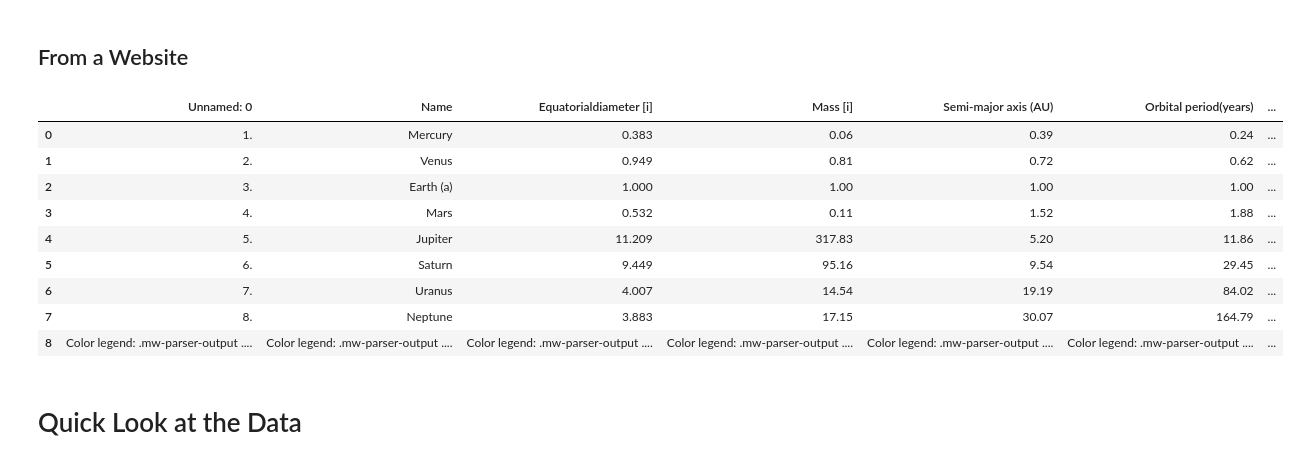
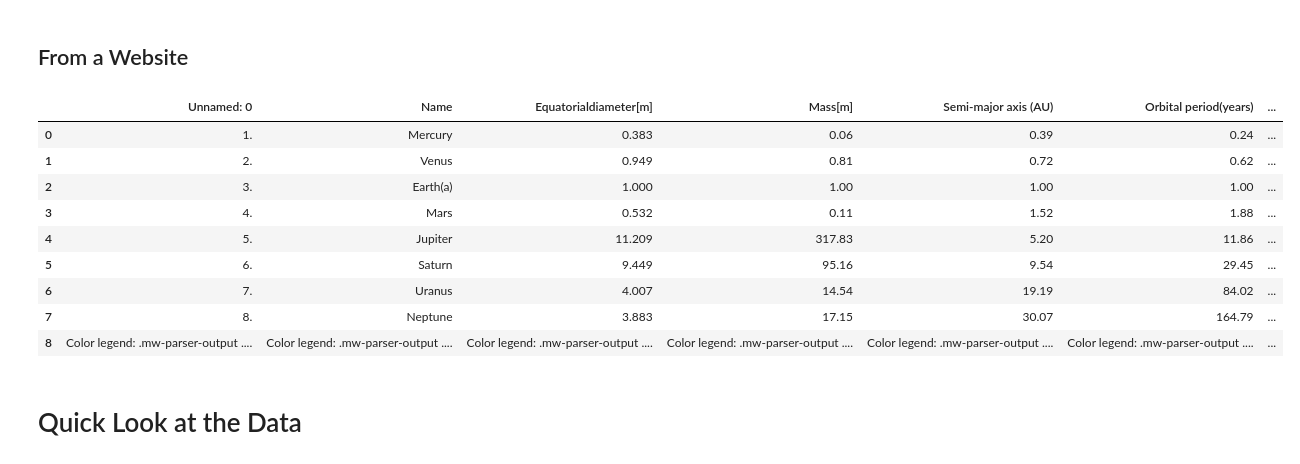
Before and after one commit to pbeens/OTF-Data-Analysis-2021-05, a Jupyter notebook: Demo_Bar_Chart_Mass_of_Planets.ipynb, the cells around one changed output. Cells and saved outputs as stored; diff of their text form; code cells hidden in the pictures.

```diff
--- a/Demo_Bar_Chart_Mass_of_Planets.ipynb
+++ b/Demo_Bar_Chart_Mass_of_Planets.ipynb
@@ -25,17 +25,17 @@ import pandas as pd
 # %%
 # enter the URL here
 url = 'https://en.wikipedia.org/wiki/Planet'
 
 df_list_of_tables = pd.read_html(url)
-df = df_list_of_tables[7] # enter the index number of the table
+df = df_list_of_tables[8] # enter the index number of the table
 
 # quick look at the data...
 df
 # %% [output]
-|  | Unnamed: 0 | Name | Equatorialdiameter [i] | Mass [i] | Semi-major axis (AU) | Orbital period(years) | ... |
+|  | Unnamed: 0 | Name | Equatorialdiameter[m] | Mass[m] | Semi-major axis (AU) | Orbital period(years) | ... |
 | 0 | 1. | Mercury | 0.383 | 0.06 | 0.39 | 0.24 | ... |
 | 1 | 2. | Venus | 0.949 | 0.81 | 0.72 | 0.62 | ... |
-| 2 | 3. | Earth (a) | 1.000 | 1.00 | 1.00 | 1.00 | ... |
+| 2 | 3. | Earth(a) | 1.000 | 1.00 | 1.00 | 1.00 | ... |
 | 3 | 4. | Mars | 0.532 | 0.11 | 1.52 | 1.88 | ... |
 | 4 | 5. | Jupiter | 11.209 | 317.83 | 5.20 | 11.86 | ... |
 | 5 | 6. | Saturn | 9.449 | 95.16 | 9.54 | 29.45 | ... |
```
Also changed, not shown: parts of 17 cells of this notebook.
